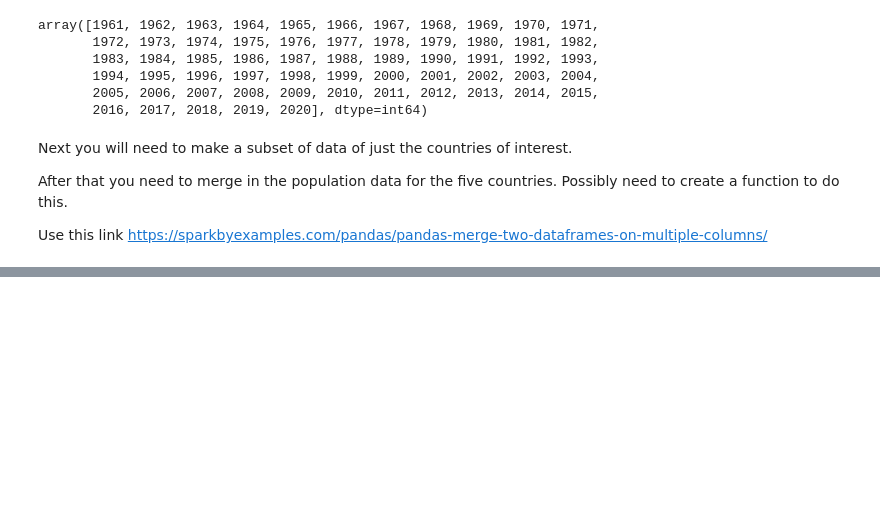
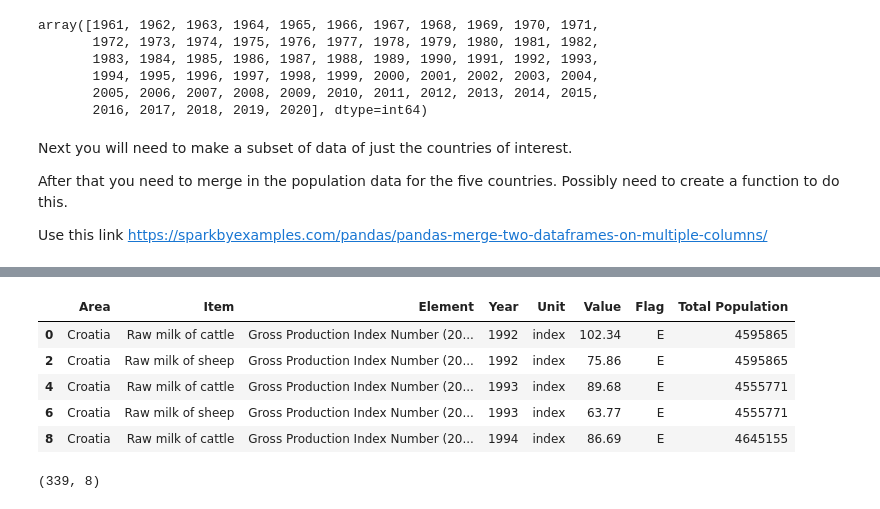
Before and after one commit to DrAmy-Data/CA2, a Jupyter notebook: CA2.ipynb, the cells around one changed output, grey strips where cells are left out. Drawn from its saved outputs; the diff is of its cells as text; code cells hidden in the pictures; blank space fills up the shorter version.

Commit message:
create two dataframes with differing dependant variables

```diff
--- a/CA2.ipynb
+++ b/CA2.ipynb
@@ -517,0 +529,10 @@ df1.loc[df1["Value"]==91.52]
+# %%
+
+selected_columns = df3[['Area', 'Item', 'Element', 'Year', 'Unit', 'Value', 'Flag', 'Total Population']]
+df4 = selected_columns
+
+# Gross Production Index Number
+gp_df = df4[df4["Element"]=="Gross Production Index Number (2014-2016 = 100)"]
+
+# Gross per capita Production Index Number
+gcp_df = df4[df4["Element"]=="Gross per capita Production Index Number (2014-2016 = 100)"]
@@ -517,0 +543,14 @@ df1.loc[df1["Value"]==91.52]
+# %%
+# Exploratory Data Analysis of the Gross Production Index Number dataframe
+gp_df.head()
+# %% [output]
+|  | Area | Item | Element | Year | Unit | Value | Flag | Total Population |
+| 0 | Croatia | Raw milk of cattle | Gross Production Index Number (20... | 1992 | index | 102.34 | E | 4595865 |
+| 2 | Croatia | Raw milk of sheep | Gross Production Index Number (20... | 1992 | index | 75.86 | E | 4595865 |
+| 4 | Croatia | Raw milk of cattle | Gross Production Index Number (20... | 1993 | index | 89.68 | E | 4555771 |
+| 6 | Croatia | Raw milk of sheep | Gross Production Index Number (20... | 1993 | index | 63.77 | E | 4555771 |
+| 8 | Croatia | Raw milk of cattle | Gross Production Index Number (20... | 1994 | index | 86.69 | E | 4645155 |
+# %%
+gp_df.shape
+# %% [output]
+(339, 8)
```
Also changed, not shown: parts of 38 cells of this notebook.
